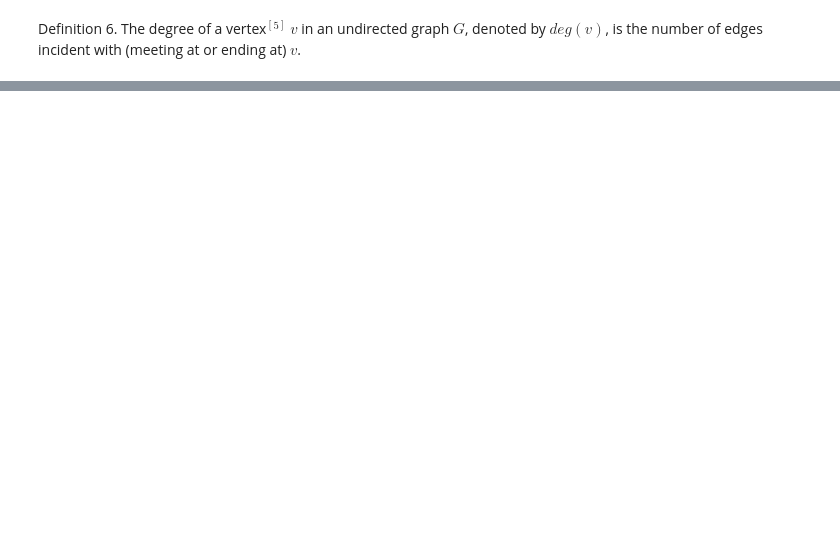
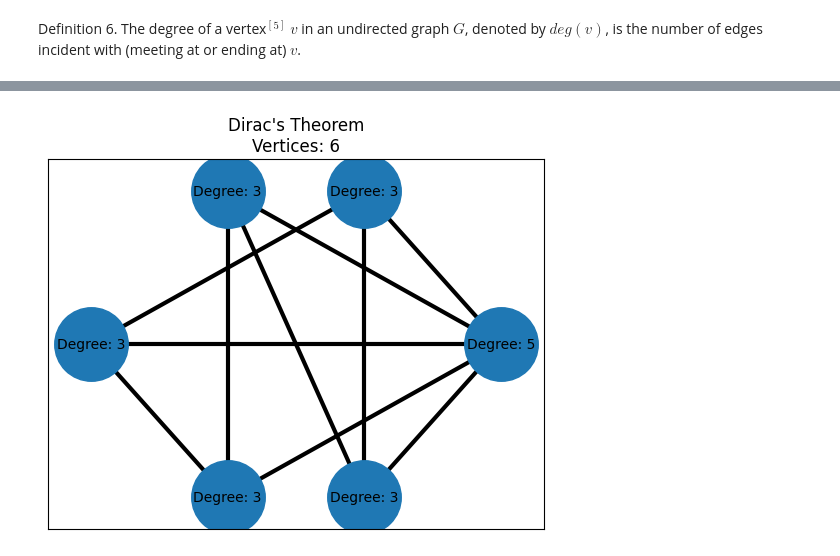
Before and after one commit to SimoAngelov/TravelingSnake, a Jupyter notebook: TheTravelingSnake.ipynb, the cells around one changed output, grey strips where cells are left out. Saved outputs shown, nothing was run; the diff lists cells and outputs as text; code cells hidden in the pictures; blank space fills up the shorter version.

```diff
--- a/TheTravelingSnake.ipynb
+++ b/TheTravelingSnake.ipynb
@@ -188,0 +96,4 @@ draw_grid_graph("Grid Graph Example", 3, 4)
+# %%
+gd.draw_diracs_theorem()
+# %% [output]
+[figure, added]
```
Also changed, not shown: parts of 15 cells of this notebook, 1 other file.
